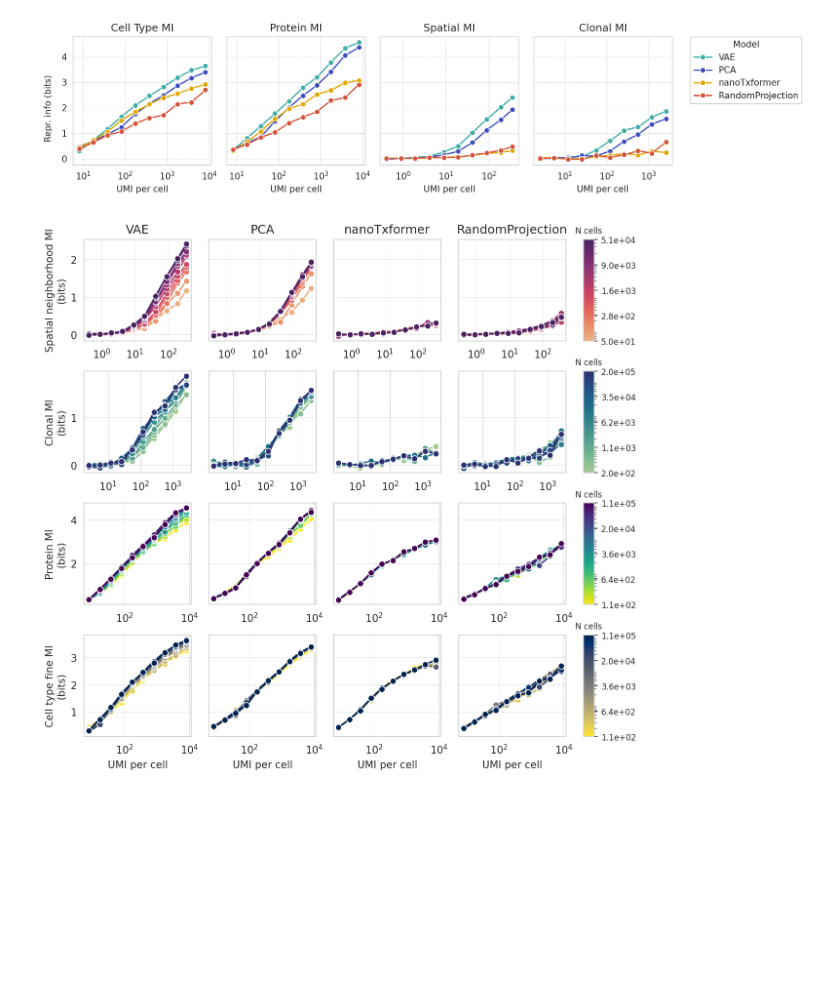
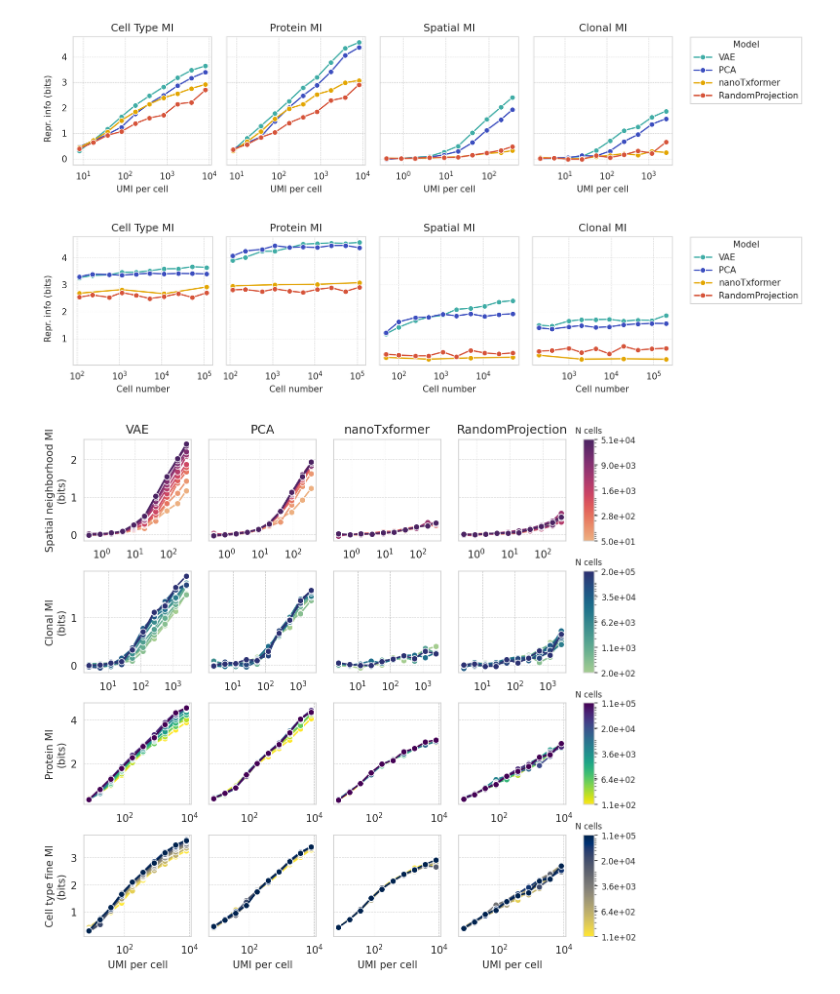
Before and after one commit to ggdna/scScaling, a Jupyter notebook: results/count_scaling_plots.ipynb, the cells around one changed output. Cells and saved outputs as stored; diff of their text form; code cells hidden in the pictures; blank space fills up the shorter version.

```diff
--- a/results/count_scaling_plots.ipynb
+++ b/results/count_scaling_plots.ipynb
@@ -93,6 +97,60 @@ plt.tight_layout()
 plt.show()
 # %% [output]
 [figure]
+# %%
+fig = plt.figure(figsize=(12, 3), dpi=dpi)
+
+# create subplots
+ct, prot, merf, larry = fig.subplots(1, 4, sharey=True)
+
+# max cells and plots
+max_umi = merf_df['UMI per cell'].max()
+sns.lineplot(data=merf_df[merf_df['UMI per cell'] == max_umi],
+             x='Cell number', y='Spatial neighborhood MI',
+             hue='Method', legend=False, marker='o',
+             palette=pretty_palette, hue_order=hue_order,
+             ax=merf)
+merf.set_title('Spatial MI')
+merf.set_xscale('log')
+
+max_umi = larry_df['UMI per cell'].max()
+sns.lineplot(data=larry_df[larry_df['UMI per cell'] == max_umi],
+             x='Cell number', y='Clonal MI',
+             hue='Method', legend=True, marker='o',
+             palette=pretty_palette, hue_order=hue_order,
+             ax=larry)
+larry.set_title('Clonal MI')
+larry.set_xscale('log')
+
+max_umi = cite_df['UMI per cell'].max()
+sns.lineplot(data=cite_df[cite_df['UMI per cell'] == max_umi],
+             x='Cell number', y='Protein MI',
+             hue='Method', legend=False, marker='o',
+             palette=pretty_palette, hue_order=hue_order,
+             ax=prot)
+prot.set_title('Protein MI')
+prot.set_xscale('log')
+
+sns.lineplot(data=cite_df[cite_df['UMI per cell'] == max_umi],
+             x='Cell number', y='Cell type fine MI',
+             hue='Method', legend=False, marker='o',
+             palette=pretty_palette, hue_order=hue_order,
+             ax=ct)
+ct.set_ylabel('')
+ct.set_title('Cell Type MI')
+ct.set_xscale('log')
+
+# adjust legend
+sns.move_legend(larry, "upper left", bbox_to_anchor=(1.1, 1.03), title='Model')
+
+# shared y-axis label
+fig.text(-0.01, 0.5, 'Repr. info (bits)', va='center',
+         rotation='vertical', fontsize=10)
+
+plt.tight_layout()
+plt.show()
+# %% [output]
+[figure, added]
 # %%
 import matplotlib.gridspec as gridspec
 import numpy as np
```
Also changed, not shown: parts of 6 cells of this notebook.
